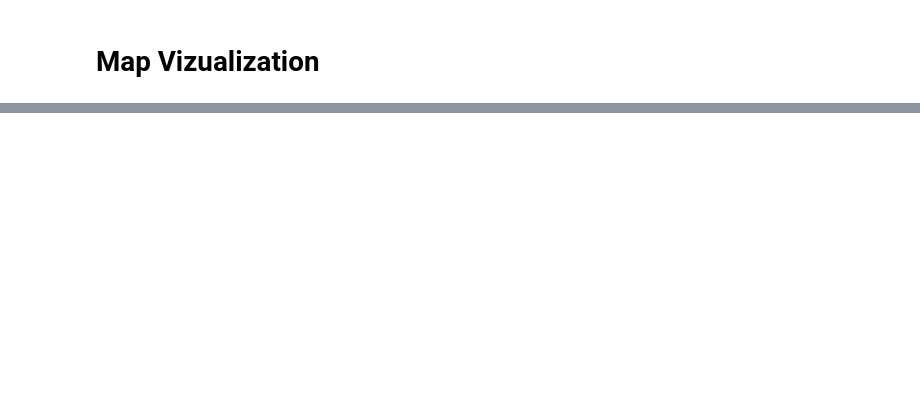
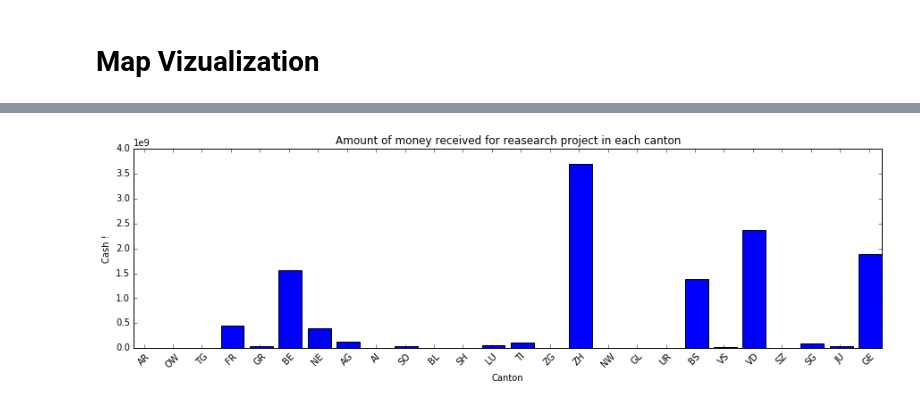
Before and after one commit to jmuth/ADA_homeworks, a Jupyter notebook: 03 - Interactive Viz/Map_Vizualization.ipynb, the cells around one changed output, grey strips where cells are left out. Drawn from its saved outputs; the diff is of its cells as text; code cells hidden in the pictures; blank space fills up the shorter version.

```diff
--- a/03 - Interactive Viz/Map_Vizualization.ipynb
+++ b/03 - Interactive Viz/Map_Vizualization.ipynb
@@ -117,3 +90,32 @@ m.save(os.path.join('results', 'Colormaps_0.html'))
 m
 # %% [output]
 [interactive output not drawn]
+# %%
+## variable
+y = list(canton_money.values())
+x = range(len(y))
+labels = list(canton_money.keys())
+
+fig = plt.figure(figsize=(15, 4))
+ax = fig.add_subplot(111)
+
+## necessary variables
+ind = np.arange(len(y))                # the x locations for the groups
+width = 0.35                      # the width of the bars
+
+## axes label
+ax.set_title('Amount of money received for reasearch project in each canton')
+xTickMarks = labels
+ax.set_xticks(ind+width)
+xtickNames = ax.set_xticklabels(xTickMarks)
+plt.setp(xtickNames, rotation=45, fontsize=10)
+plt.xlabel("Canton")
+plt.ylabel("Cash !")
+
+## plt
+plt.bar(x, y)
+
+
+plt.show()
+# %% [output]
+[figure, added]
```
Also changed, not shown: parts of 7 cells of this notebook, 1 other file.
